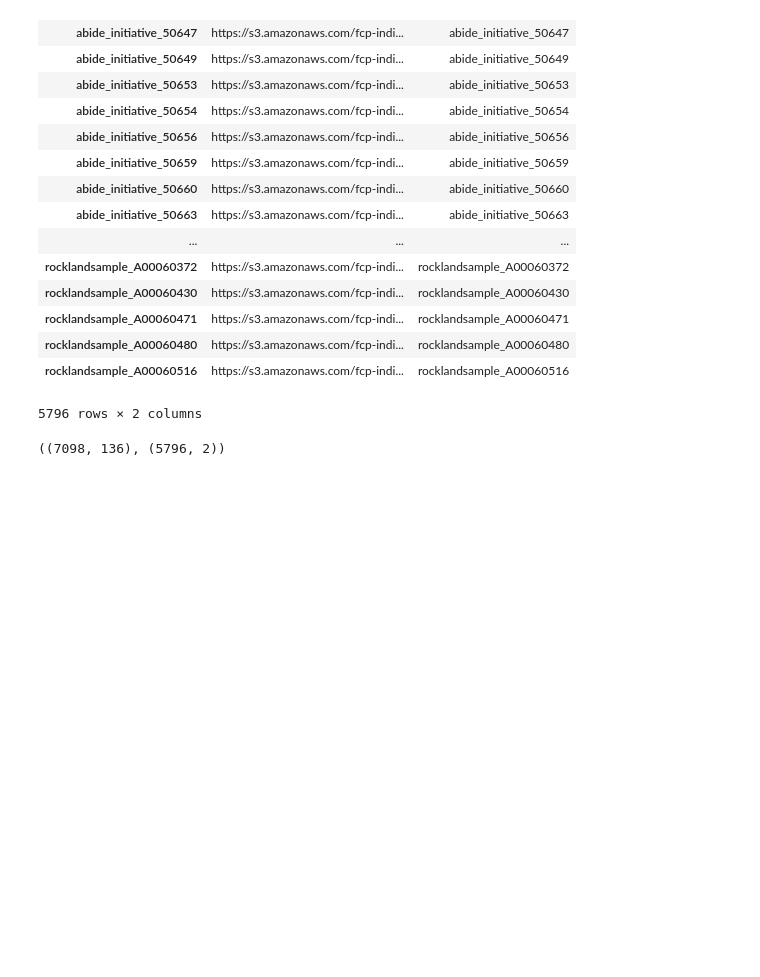
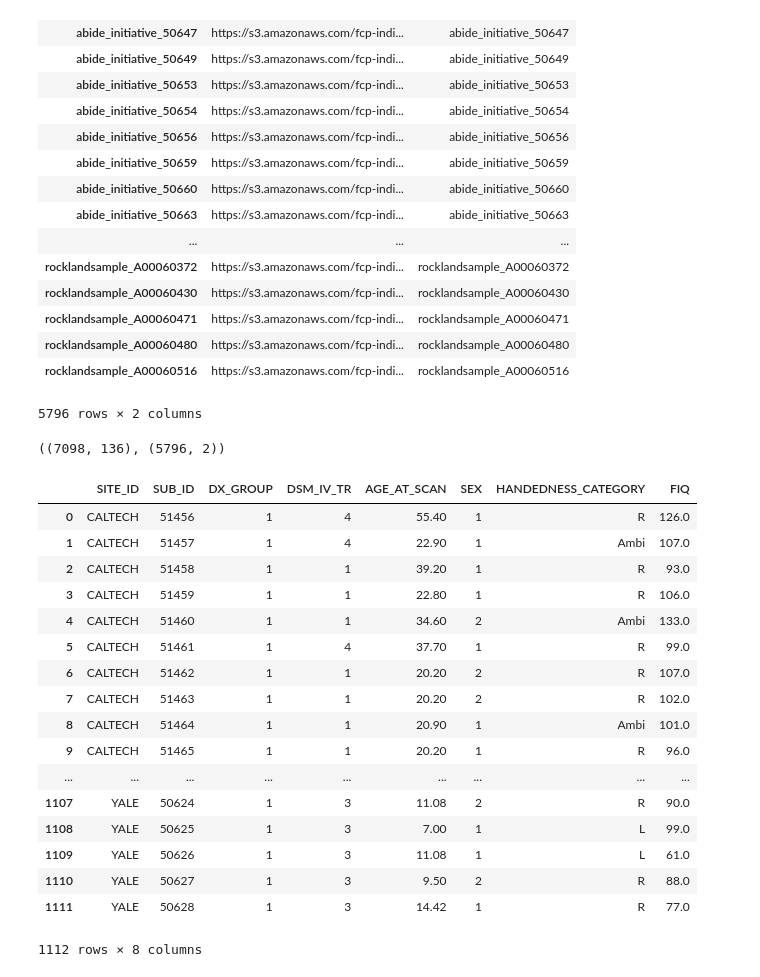
Before and after one commit to OpenNeuroLab/metasearch, a Jupyter notebook: crawler/fcp-info.ipynb, the cells around one changed output. Cells and saved outputs as stored; diff of their text form; code cells hidden in the pictures; blank space fills up the shorter version.

```diff
--- a/crawler/fcp-info.ipynb
+++ b/crawler/fcp-info.ipynb
@@ -414,3 +410,29 @@ merged_df = pd.merge(pheno_df, url_df, left_index=True, right_index=True)
 pheno_df.drop_duplicates().shape, url_df.drop_duplicates().shape
 # %% [output]
 ((7098, 136), (5796, 2))
+# %%
+df = pd.read_csv('https://s3.amazonaws.com/fcp-indi-new/data/Projects/ABIDE_Initiative/Phenotypic_V1_0b.csv')
+# %%
+df
+sub = df[['SITE_ID', 'SUB_ID', 'DX_GROUP', 'DSM_IV_TR', 'AGE_AT_SCAN', 'SEX', 'HANDEDNESS_CATEGORY', 'FIQ']]
+# %%
+sub
+# %% [output]
+|  | SITE_ID | SUB_ID | DX_GROUP | DSM_IV_TR | AGE_AT_SCAN | SEX | HANDEDNESS_CATEGORY | FIQ |
+| 0 | CALTECH | 51456 | 1 | 4 | 55.40 | 1 | R | 126.0 |
+| 1 | CALTECH | 51457 | 1 | 4 | 22.90 | 1 | Ambi | 107.0 |
+| 2 | CALTECH | 51458 | 1 | 1 | 39.20 | 1 | R | 93.0 |
+| 3 | CALTECH | 51459 | 1 | 1 | 22.80 | 1 | R | 106.0 |
+| 4 | CALTECH | 51460 | 1 | 1 | 34.60 | 2 | Ambi | 133.0 |
+| 5 | CALTECH | 51461 | 1 | 4 | 37.70 | 1 | R | 99.0 |
+| 6 | CALTECH | 51462 | 1 | 1 | 20.20 | 2 | R | 107.0 |
+| 7 | CALTECH | 51463 | 1 | 1 | 20.20 | 2 | R | 102.0 |
+| 8 | CALTECH | 51464 | 1 | 1 | 20.90 | 1 | Ambi | 101.0 |
+| 9 | CALTECH | 51465 | 1 | 1 | 20.20 | 1 | R | 96.0 |
+| ... | ... | ... | ... | ... | ... | ... | ... | ... |
+| 1107 | YALE | 50624 | 1 | 3 | 11.08 | 2 | R | 90.0 |
+| 1108 | YALE | 50625 | 1 | 3 | 7.00 | 1 | L | 99.0 |
+| 1109 | YALE | 50626 | 1 | 3 | 11.08 | 1 | L | 61.0 |
+| 1110 | YALE | 50627 | 1 | 3 | 9.50 | 2 | R | 88.0 |
+| 1111 | YALE | 50628 | 1 | 3 | 14.42 | 1 | R | 77.0 |
+1112 rows × 8 columns
```
Also changed, not shown: parts of 2 cells of this notebook, 7 other files.
